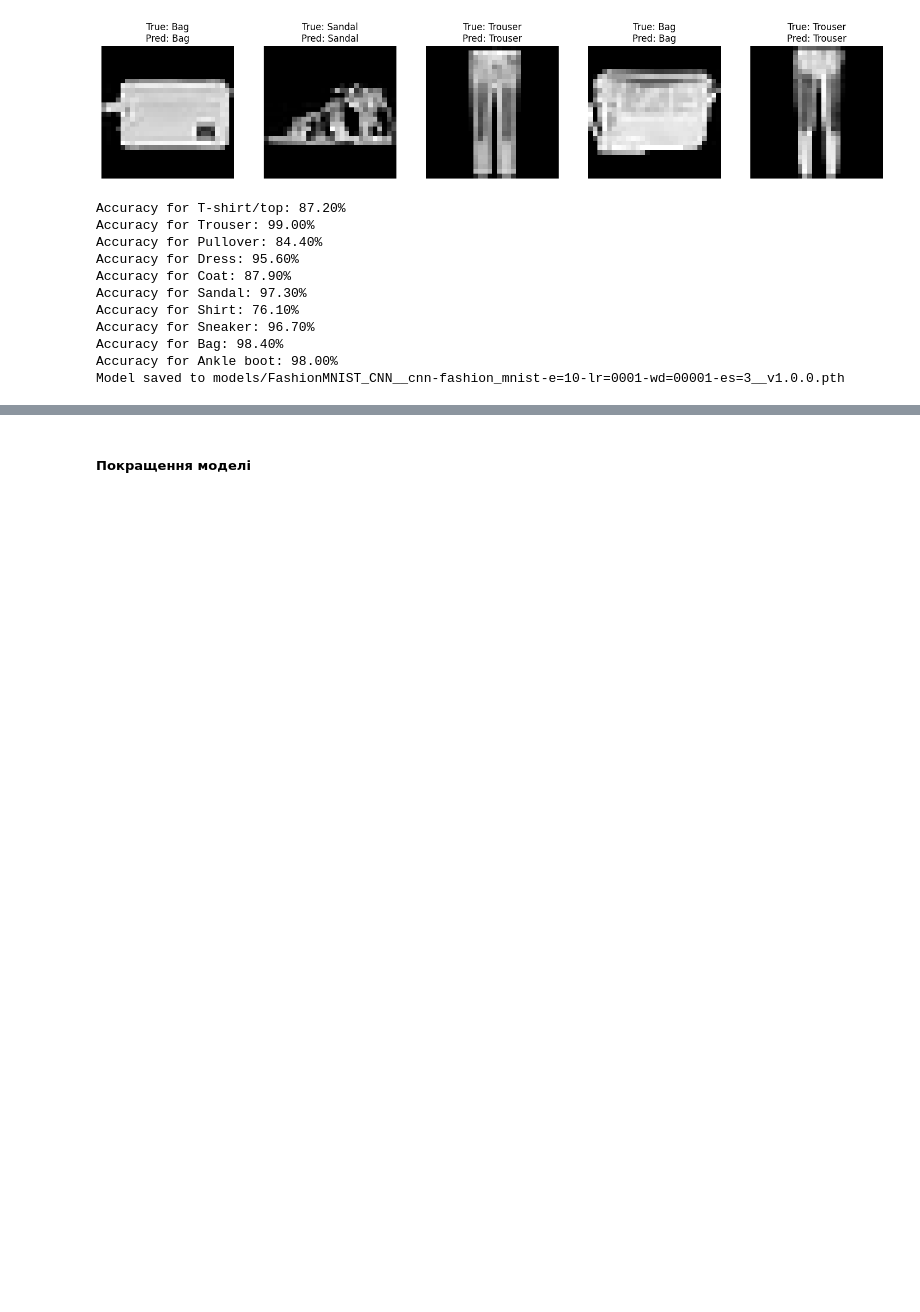
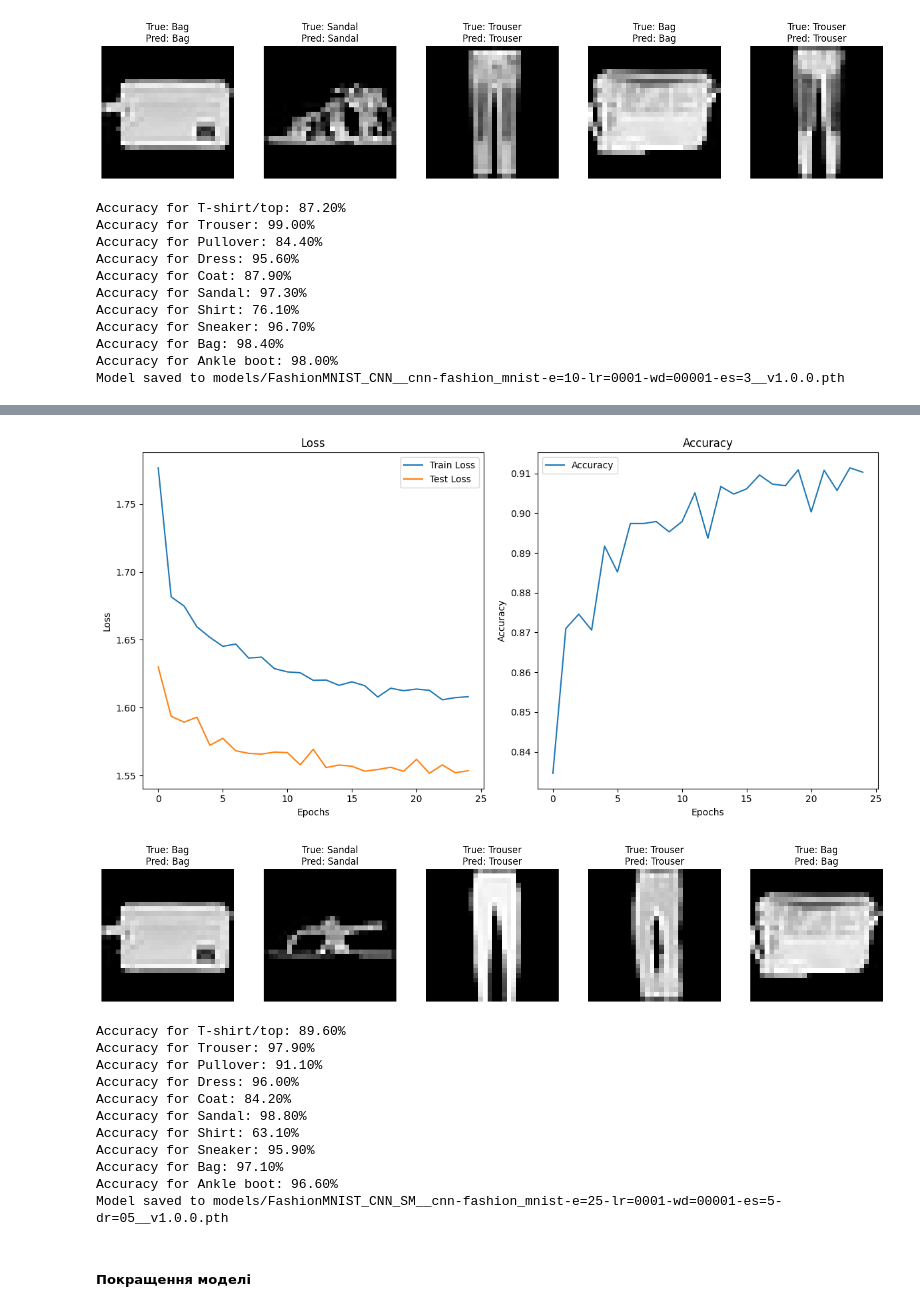
Before and after one commit to yuri-val/rd-colaboratory, a Jupyter notebook: notebooks/lesson_04/cnn.ipynb, the cells around one changed output, grey strips where cells are left out. Cells and saved outputs as stored; diff of their text form; code cells hidden in the pictures; blank space fills up the shorter version.

```diff
--- a/notebooks/lesson_04/cnn.ipynb
+++ b/notebooks/lesson_04/cnn.ipynb
@@ -155,0 +390,13 @@ Model saved to models/FashionMNIST_CNN__cnn-fashion_mnist-e=10-lr=0001-wd=00001-
+# %%
+fashion_mnist_cnn = FashionMNIST_CNN_SM(
+    tags="cnn/fashion_mnist/e=25/lr=0001/wd=00001/es=5/dr=05", dropout_rate=0.5
+)
+fashion_mnist_cnn.init_datasets(train_dataset, test_dataset)
+fashion_mnist_cnn.init_loaders(train_loader, test_loader)
+
+fashion_mnist_cnn.train_model(
+    epochs=25, lr=0.001, weight_decay=1e-4, early_stopping_patience=5
+)
+
+fashion_mnist_cnn.save_model(version="1.0.0")
+# %% [output]
@@ -156,3 +420,16 @@ Model saved to models/FashionMNIST_CNN__cnn-fashion_mnist-e=10-lr=0001-wd=00001-
+[figure, added]
+[figure, added]
+Accuracy for T-shirt/top: 89.60%
+Accuracy for Trouser: 97.90%
+Accuracy for Pullover: 91.10%
+Accuracy for Dress: 96.00%
+Accuracy for Coat: 84.20%
+Accuracy for Sandal: 98.80%
+Accuracy for Shirt: 63.10%
+Accuracy for Sneaker: 95.90%
+Accuracy for Bag: 97.10%
+Accuracy for Ankle boot: 96.60%
+Model saved to models/FashionMNIST_CNN_SM__cnn-fashion_mnist-e=25-lr=0001-wd=00001-es=5-dr=05__v1.0.0.pth
 # %% [markdown]
 ##### Покращення моделі
 # %% [markdown]
```
Also changed, not shown: parts of 26 cells of this notebook, 8 other files.
